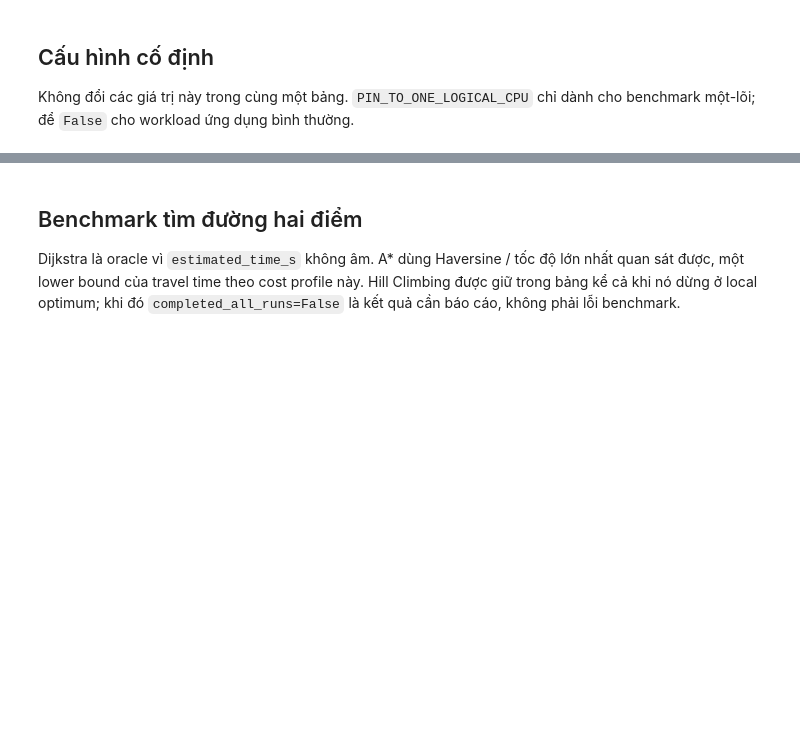
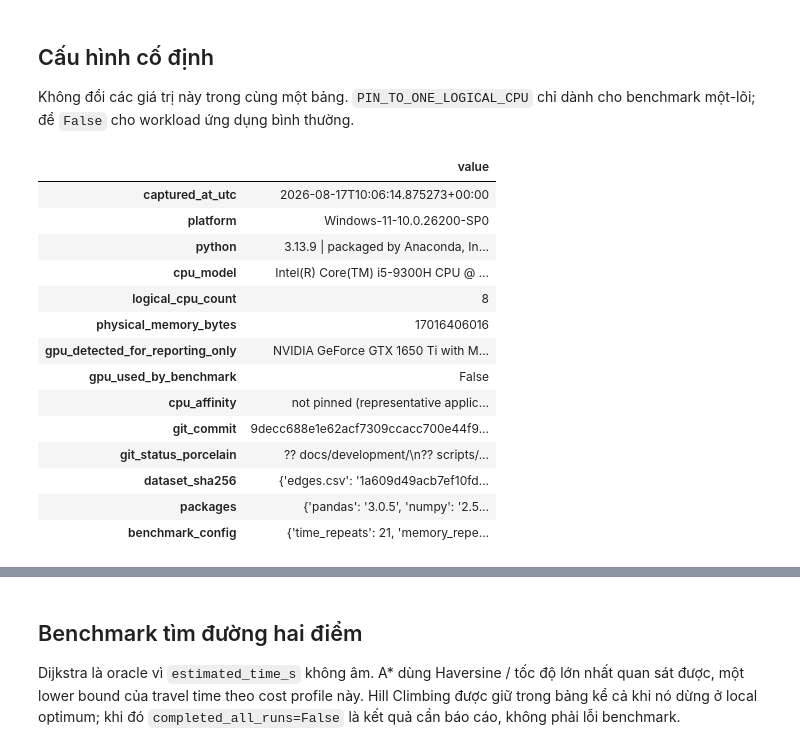
Before and after one commit to HoangCaoPhong/RescueRoute, a Jupyter notebook: scripts/benchmark_algorithms.ipynb, the cells around one changed output, grey strips where cells are left out. Drawn from its saved outputs; the diff is of its cells as text; code cells hidden in the pictures; blank space fills up the shorter version.

Commit message:
check and complete benchmark docs, ipynb

```diff
--- a/scripts/benchmark_algorithms.ipynb
+++ b/scripts/benchmark_algorithms.ipynb
@@ -134,34 +138,50 @@ def pin_to_one_logical_cpu(cpu_index: int) -> str:
     if cpu_index < 0 or cpu_index >= (os.cpu_count() or 1):
         raise ValueError(f'Logical CPU {cpu_index} không tồn tại.')
     if hasattr(os, 'sched_setaffinity'):
         os.sched_setaffinity(0, {cpu_index})
         return f'pinned to logical CPU {cpu_index}'
     if platform.system() == 'Windows':
         import ctypes
         mask = ctypes.c_size_t(1 << cpu_index)
         if ctypes.windll.kernel32.SetProcessAffinityMask(ctypes.windll.kernel32.GetCurrentProcess(), mask) == 0:
             raise OSError(ctypes.get_last_error(), 'SetProcessAffinityMask failed')
         return f'pinned to logical CPU {cpu_index}'
     raise RuntimeError('CPU affinity không được platform này hỗ trợ.')
 
 
 affinity_note = 'not pinned (representative application workload)'
 if PIN_TO_ONE_LOGICAL_CPU:
     affinity_note = pin_to_one_logical_cpu(LOGICAL_CPU_INDEX)
 cpu_command = "(Get-CimInstance Win32_Processor | ForEach-Object { $_.Name.Trim() }) -join '; '"
 environment = {
     'captured_at_utc': datetime.now(timezone.utc).isoformat(),
     'platform': platform.platform(), 'python': sys.version,
     'cpu_model': command_output(['powershell', '-NoProfile', '-Command', cpu_command]) if platform.system() == 'Windows' else platform.processor(),
     'logical_cpu_count': os.cpu_count(), 'physical_memory_bytes': total_memory_bytes(),
     'gpu_detected_for_reporting_only': detect_gpu(), 'gpu_used_by_benchmark': False,
     'cpu_affinity': affinity_note, 'git_commit': command_output(['git', 'rev-parse', 'HEAD']),
     'git_status_porcelain': command_output(['git', 'status', '--porcelain']),
     'dataset_sha256': {'edges.csv': file_sha256(EDGE_PATH), 'nodes.csv': file_sha256(NODE_PATH)},
-    'packages': {name: safe_package_version(name) for name in ('pandas', 'numpy', 'matplotlib')},
+    'packages': {name: safe_package_version(name) for name in ('pandas', 'numpy')},
     'benchmark_config': {'time_repeats': TIME_REPEATS, 'memory_repeats': MEMORY_REPEATS, 'warmup_runs': WARMUP_RUNS, 'random_seed': RANDOM_SEED, 'waypoint_count': WAYPOINT_COUNT, 'edge_cost': 'estimated_time_s'},
 }
 pd.Series(environment).to_frame('value')
+# %% [output]
+|  | value |
+| captured_at_utc | 2026-08-17T10:06:14.875273+00:00 |
+| platform | Windows-11-10.0.26200-SP0 |
+| python | 3.13.9 | packaged by Anaconda, In... |
+| cpu_model | Intel(R) Core(TM) i5-9300H CPU @ ... |
+| logical_cpu_count | 8 |
+| physical_memory_bytes | 17016406016 |
+| gpu_detected_for_reporting_only | NVIDIA GeForce GTX 1650 Ti with M... |
+| gpu_used_by_benchmark | False |
+| cpu_affinity | not pinned (representative applic... |
+| git_commit | 9decc688e1e62acf7309ccacc700e44f9... |
+| git_status_porcelain | ?? docs/development/\n?? scripts/... |
+| dataset_sha256 | {'edges.csv': '1a609d49acb7ef10fd... |
+| packages | {'pandas': '3.0.5', 'numpy': '2.5... |
+| benchmark_config | {'time_repeats': 21, 'memory_repe... |
 # %%
 edges = pd.read_csv(EDGE_PATH)
 nodes = pd.read_csv(NODE_PATH).rename(columns={'_id': 'node_id', 'long': 'longitude', 'lat': 'latitude'})
```
Also changed, not shown: parts of 10 cells of this notebook, 3 other files.
